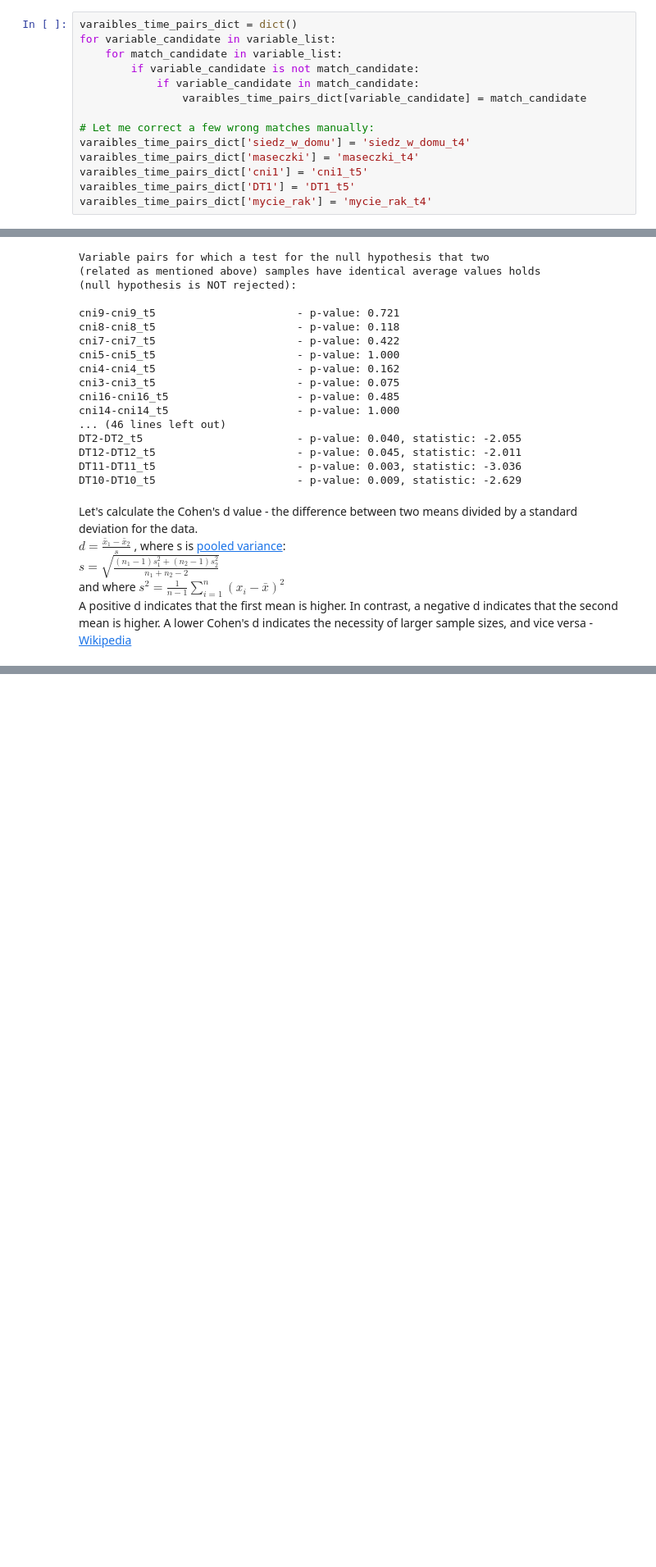
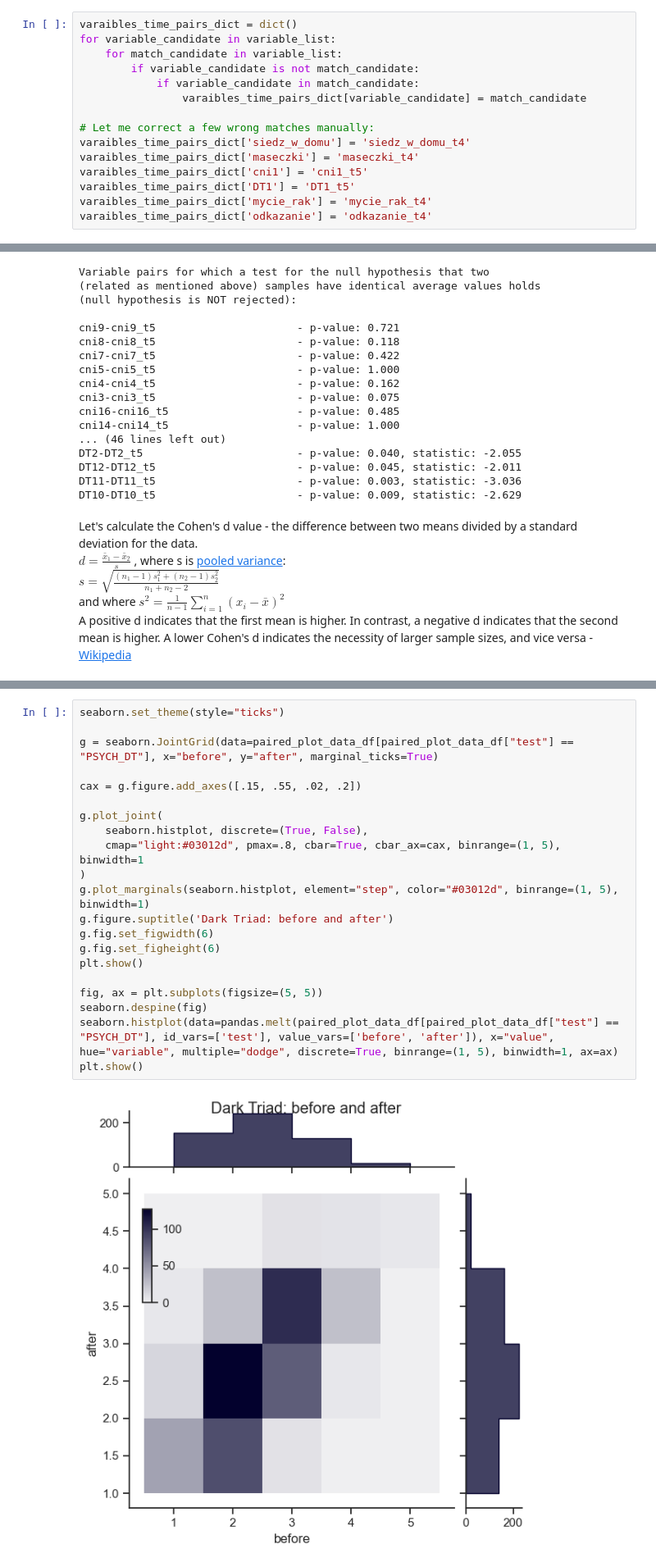
Before and after one commit to marcindahlen/covid-and-narcissism-network-analysis, a Jupyter notebook: notebook.ipynb, the cells around one changed output, grey strips where cells are left out. Shown: that part at 82% size. Cells and saved outputs as stored; diff of their text form; blank space fills up the shorter version.

Commit message:
histogram plots added

```diff
--- a/notebook.ipynb
+++ b/notebook.ipynb
@@ -106,6 +107,7 @@ varaibles_time_pairs_dict['maseczki'] = 'maseczki_t4'
 varaibles_time_pairs_dict['cni1'] = 'cni1_t5'
 varaibles_time_pairs_dict['DT1'] = 'DT1_t5'
 varaibles_time_pairs_dict['mycie_rak'] = 'mycie_rak_t4'
+varaibles_time_pairs_dict['odkazanie'] = 'odkazanie_t4'
 # %% [markdown]
 For each of paired weeks of measurement for given variable, let's calculate the paired sample t-test:
 # %%
@@ -234,0 +221,23 @@ plt.show()
+# %%
+seaborn.set_theme(style="ticks")
+
+g = seaborn.JointGrid(data=paired_plot_data_df[paired_plot_data_df["test"] == "PSYCH_DT"], x="before", y="after", marginal_ticks=True)
+
+cax = g.figure.add_axes([.15, .55, .02, .2])
+
+g.plot_joint(
+    seaborn.histplot, discrete=(True, False),
+    cmap="light:#03012d", pmax=.8, cbar=True, cbar_ax=cax, binrange=(1, 5), binwidth=1
+)
+g.plot_marginals(seaborn.histplot, element="step", color="#03012d", binrange=(1, 5), binwidth=1)
+g.figure.suptitle('Dark Triad: before and after')
+g.fig.set_figwidth(6)
+g.fig.set_figheight(6)
+plt.show()
+
+fig, ax = plt.subplots(figsize=(5, 5))
+seaborn.despine(fig)
+seaborn.histplot(data=pandas.melt(paired_plot_data_df[paired_plot_data_df["test"] == "PSYCH_DT"], id_vars=['test'], value_vars=['before', 'after']), x="value", hue="variable", multiple="dodge", discrete=True, binrange=(1, 5), binwidth=1, ax=ax)
+plt.show()
+# %% [output]
+[figure, added]
```
Also changed, not shown: parts of 10 cells of this notebook.
